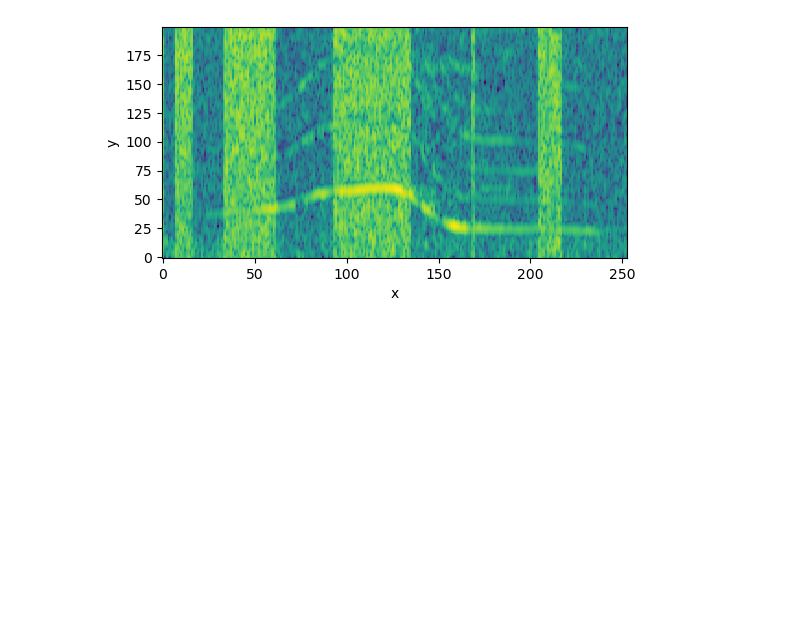
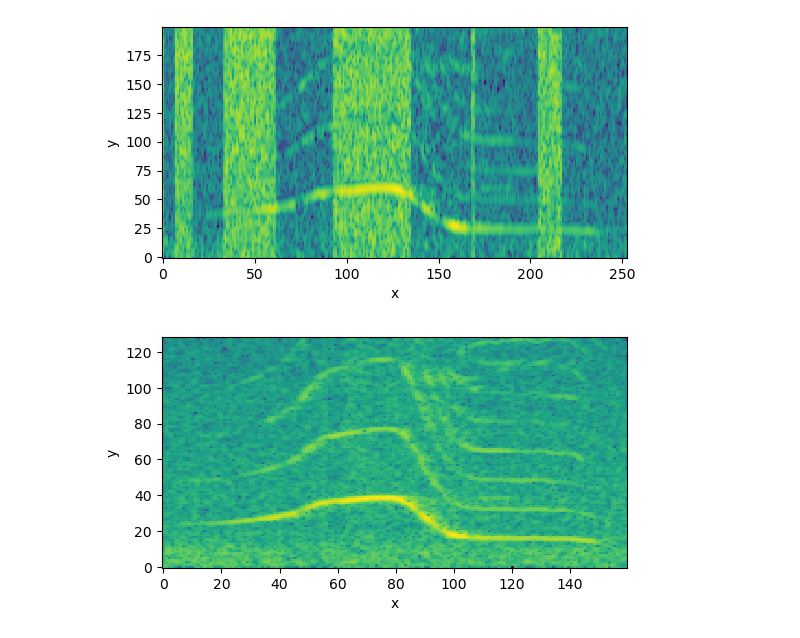
Before and after one commit to Davidjames9610/ubm, a Jupyter notebook: final/fhmm/tut1.ipynb, the cells around one changed output. Drawn from its saved outputs; the diff is of its cells as text; code cells hidden in the pictures; blank space fills up the shorter version.

Commit message:
fhmm un-mix reconstruction using librosa method

```diff
--- a/final/fhmm/tut1.ipynb
+++ b/final/fhmm/tut1.ipynb
@@ -214,3 +214,10 @@ vis_helper(noise_recovered)
 [figure]
 [figure]
 [figure]
+# %%
+# use only STFT for ease
+whale_sample_test = whale_samples[2][np.newaxis, :]
+y_test = np.log(np.abs(librosa.stft(whale_sample_test, n_fft=256)[0]))
+vis_helper(y_test.T)
+# %% [output]
+[figure, added]
```
Also changed, not shown: parts of 1 cell of this notebook, 1 other file.
